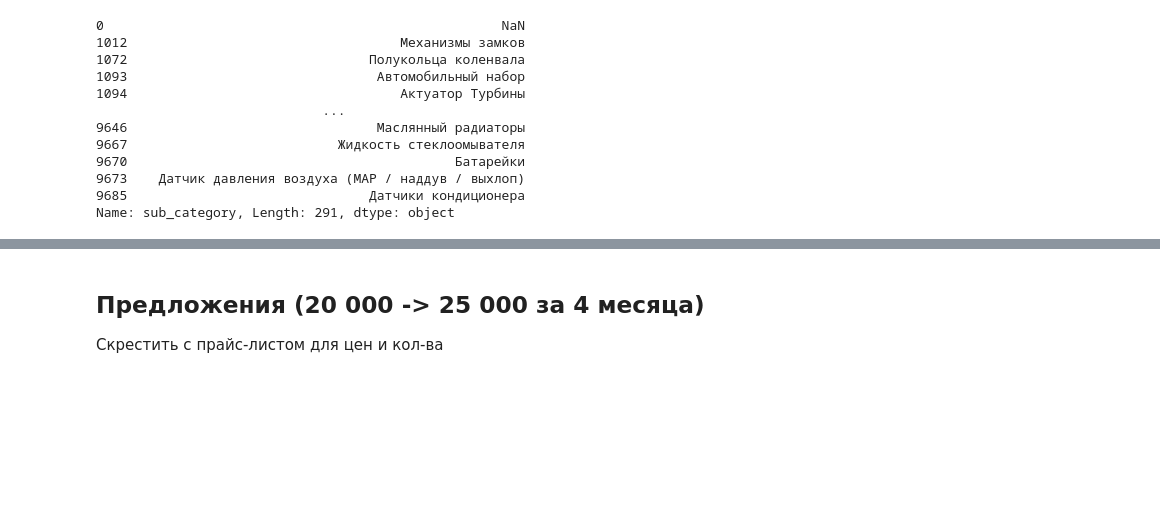
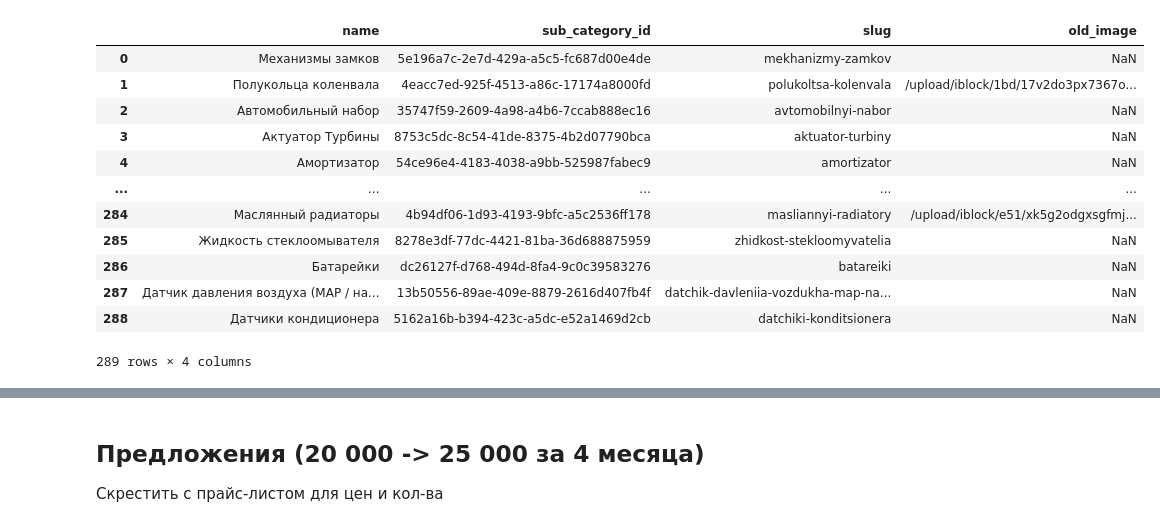
Before and after one commit to TCF-SOFT/be-tcf, a Jupyter notebook: tech/bitrix_migration/maigration.ipynb, the cells around one changed output, grey strips where cells are left out. Saved outputs shown, nothing was run; the diff lists cells and outputs as text; code cells hidden in the pictures; blank space fills up the shorter version.

```diff
--- a/tech/bitrix_migration/maigration.ipynb
+++ b/tech/bitrix_migration/maigration.ipynb
@@ -53,16 +104,22 @@ category
 # %%
-sub_category = catalogue["sub_category"].drop_duplicates()
+sub_category = pd.DataFrame(catalogue["sub_category"].drop_duplicates())
+sub_category = sub_category.rename(columns={"sub_category": "name"})
+ids = [str(uuid4()) for i in range(len(sub_category))]
+sub_category['sub_category_id'] = ids
+sub_category["slug"] = [slugify(n) for n in sub_category["name"].str.lower()]
+sub_category= sub_category.merge(category_images[["name", "old_image"]], on='name', how='left')
 sub_category
 # %% [output]
+|  | name | sub_category_id | slug | old_image |
+| 0 | Механизмы замков | 5e196a7c-2e7d-429a-a5c5-fc687d00e4de | mekhanizmy-zamkov | NaN |
+| 1 | Полукольца коленвала | 4eacc7ed-925f-4513-a86c-17174a8000fd | polukoltsa-kolenvala | /upload/iblock/1bd/17v2do3px7367o... |
+| 2 | Автомобильный набор | 35747f59-2609-4a98-a4b6-7ccab888ec16 | avtomobilnyi-nabor | NaN |
+| 3 | Актуатор Турбины | 8753c5dc-8c54-41de-8375-4b2d07790bca | aktuator-turbiny | NaN |
+| 4 | Амортизатор | 54ce96e4-4183-4038-a9bb-525987fabec9 | amortizator | NaN |
+| ... | ... | ... | ... | ... |
+| 284 | Маслянный радиаторы | 4b94df06-1d93-4193-9bfc-a5c2536ff178 | masliannyi-radiatory | /upload/iblock/e51/xk5g2odgxsgfmj... |
+| 285 | Жидкость стеклоомывателя | 8278e3df-77dc-4421-81ba-36d688875959 | zhidkost-stekloomyvatelia | NaN |
+| 286 | Батарейки | dc26127f-d768-494d-8fa4-9c0c39583276 | batareiki | NaN |
+| 287 | Датчик давления воздуха (MAP / на... | 13b50556-89ae-409e-8879-2616d407fb4f | datchik-davleniia-vozdukha-map-na... | NaN |
+| 288 | Датчики кондиционера | 5162a16b-b394-423c-a5dc-e52a1469d2cb | datchiki-konditsionera | NaN |
-0                                                   NaN
-1012                                   Механизмы замков
-1072                               Полукольца коленвала
-1093                                Автомобильный набор
-1094                                   Актуатор Турбины
-                             ...
-9646                                Маслянный радиаторы
-9667                           Жидкость стеклоомывателя
-9670                                          Батарейки
-9673    Датчик давления воздуха (MAP / наддув / выхлоп)
-9685                               Датчики кондиционера
-Name: sub_category, Length: 291, dtype: object
+289 rows × 4 columns
```
Also changed, not shown: parts of 28 cells of this notebook, 5 other files.
